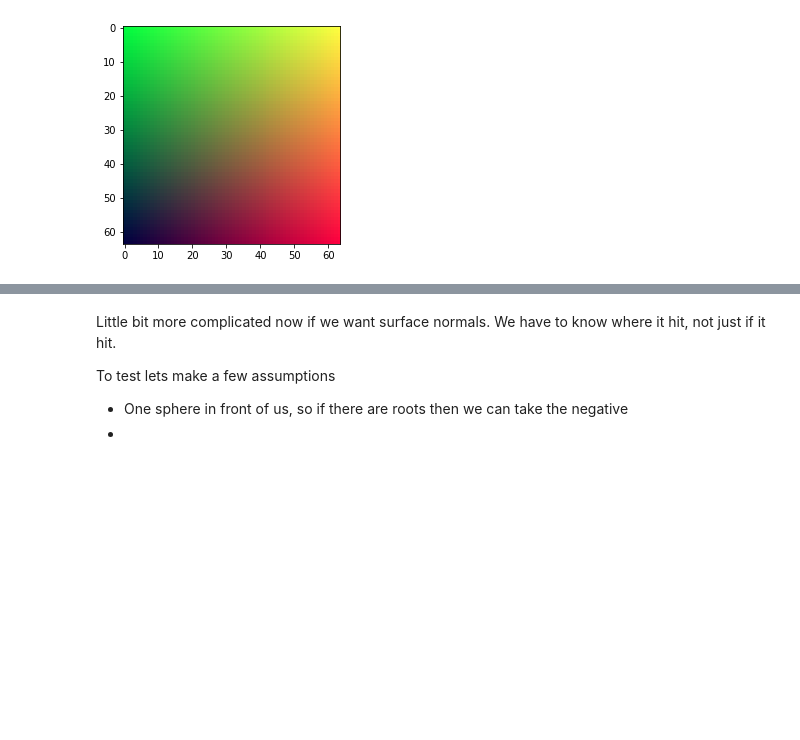
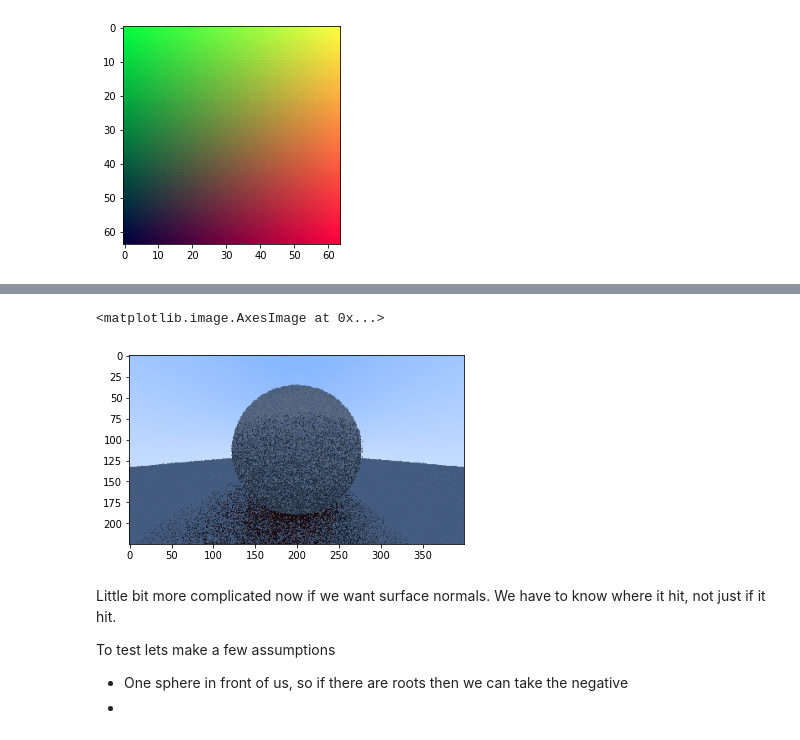
Before and after one commit to sholtodouglas/brax_raytrace, a Jupyter notebook: notebooks/training.ipynb, the cells around one changed output, grey strips where cells are left out. Cells and saved outputs as stored; diff of their text form; code cells hidden in the pictures; blank space fills up the shorter version.

```diff
--- a/notebooks/training.ipynb
+++ b/notebooks/training.ipynb
@@ -626,3 +989,9 @@ plt.imshow(image)
+# %%
+image = jnp.reshape(color, image_shape)
+plt.imshow(image)
+# %% [output]
+<matplotlib.image.AxesImage at 0x...>
+[figure, added]
 # %% [markdown]
 Little bit more complicated now if we want surface normals. We have to know where it hit, not just if it hit.
 
```
Also changed, not shown: parts of 38 cells of this notebook.
